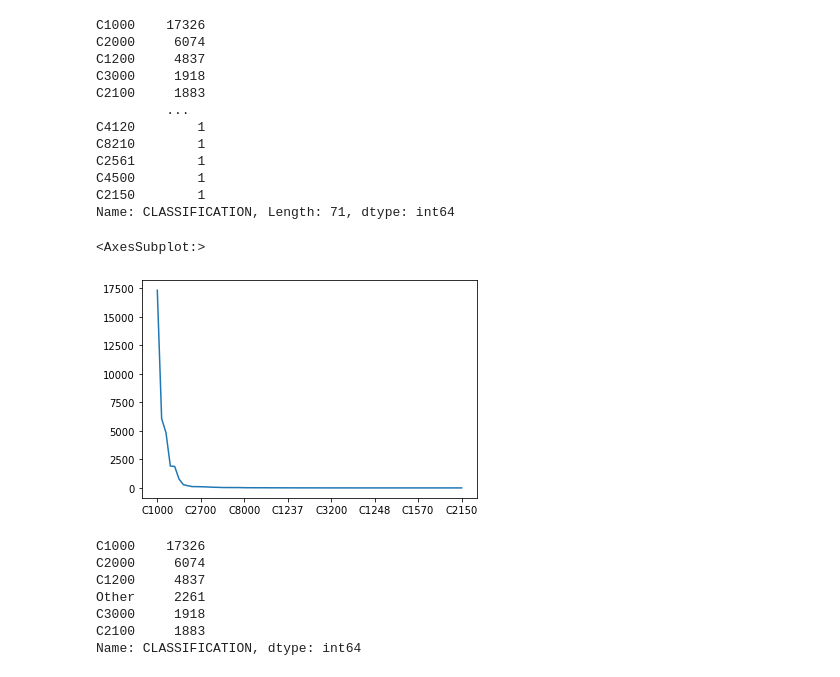
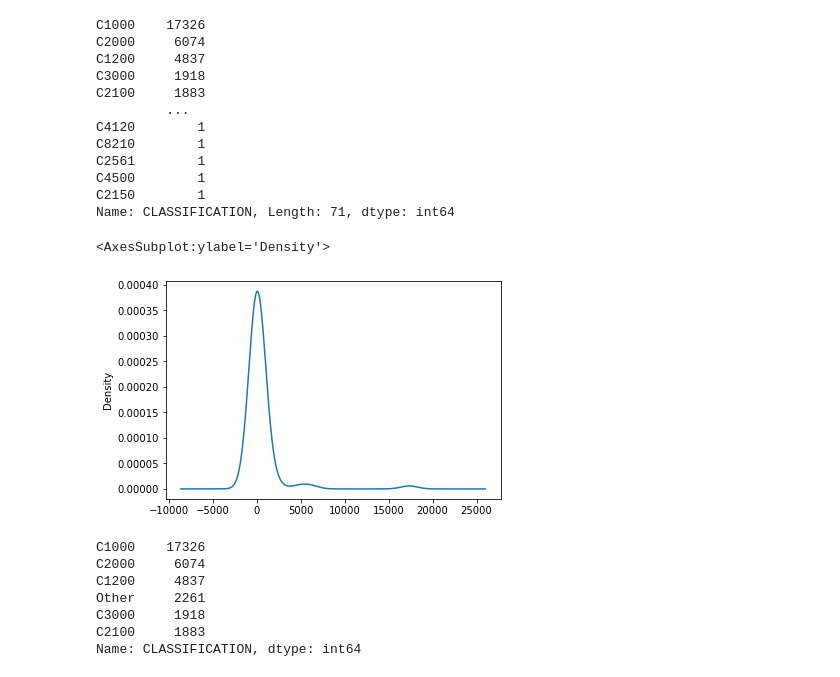
Before and after one commit to ianakt/Neural_Network_Charity_Analysis, a Jupyter notebook: AlphabetSoupCharity.ipynb, the cells around one changed output. Cells and saved outputs as stored; diff of their text form; code cells hidden in the pictures.

```diff
--- a/AlphabetSoupCharity.ipynb
+++ b/AlphabetSoupCharity.ipynb
@@ -112,12 +113,12 @@ Name: CLASSIFICATION, Length: 71, dtype: int64
 # %%
 # Visualize the value counts of CLASSIFICATION
 #  YOUR CODE GOES HERE
 
-#application_df.CLASSIFICATION.value_counts().plot.density()
-application_df.CLASSIFICATION.value_counts().plot()
+application_df.CLASSIFICATION.value_counts().plot.density()
+#application_df.CLASSIFICATION.value_counts().plot()
 # %% [output]
-<AxesSubplot:>
+<AxesSubplot:ylabel='Density'>
-[figure, old version]
+[figure, new version]
 # %%
 # Determine which values to replace if counts are less than ..?
 #  YOUR CODE GOES HERE
```
Also changed, not shown: parts of 5 cells of this notebook, 22 other files.
